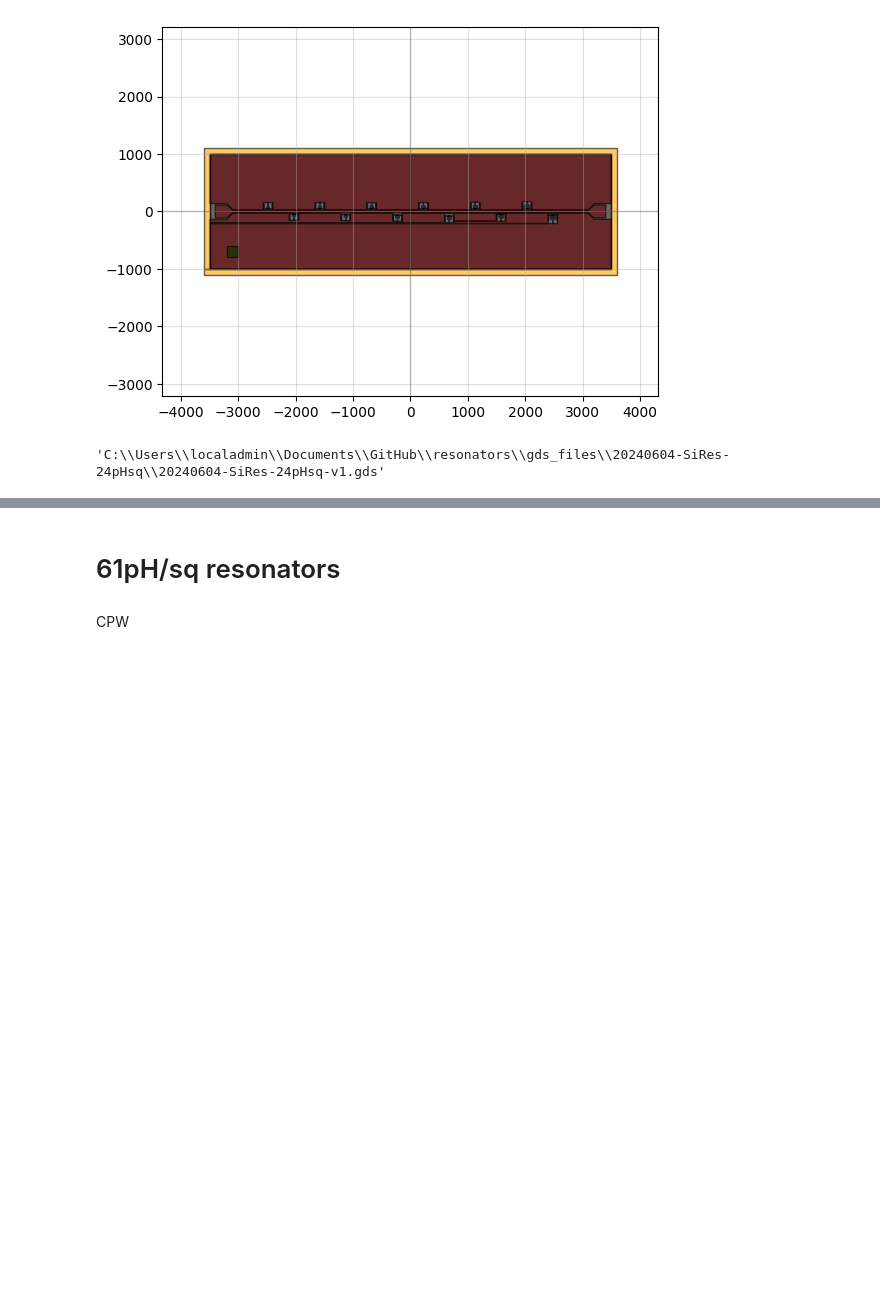
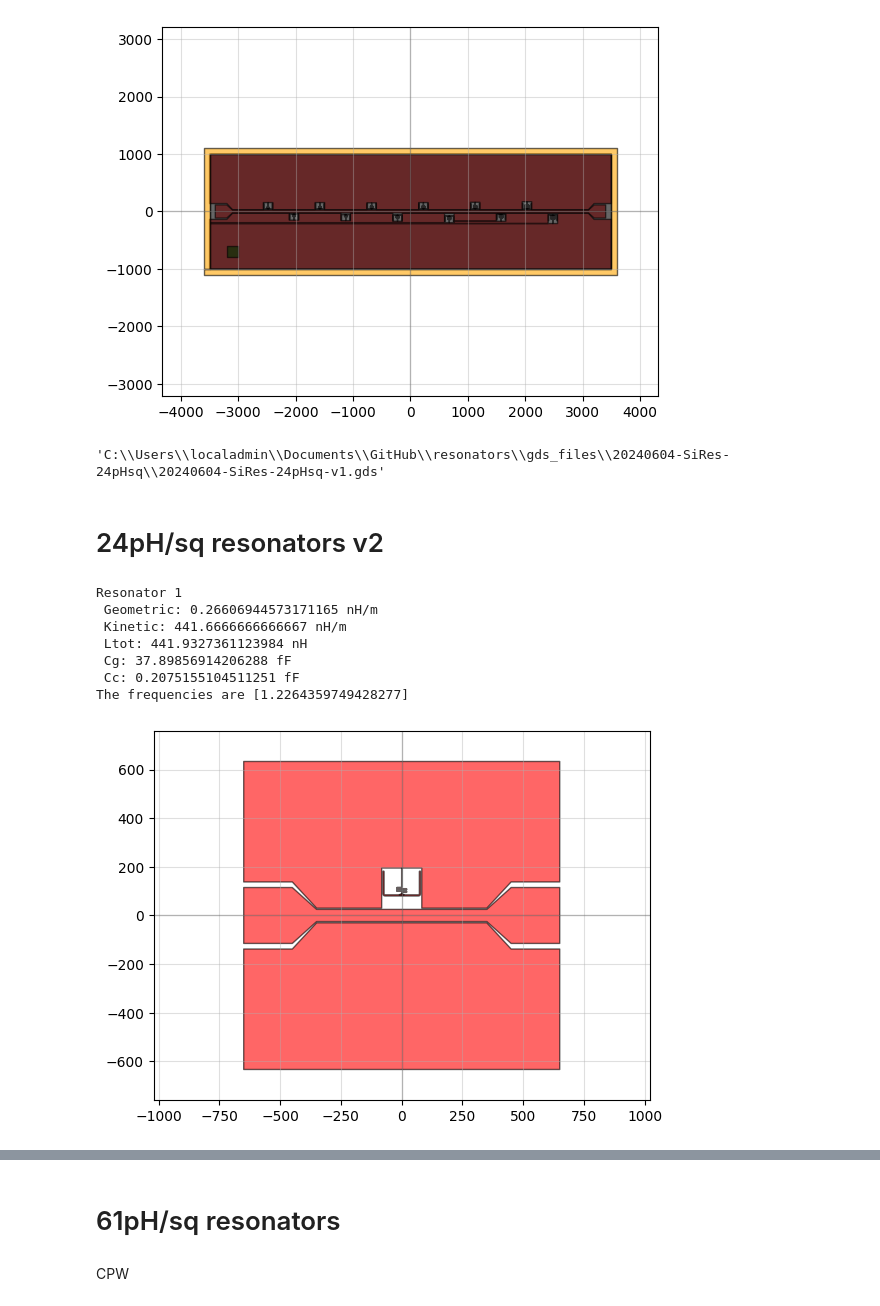
Before and after one commit to cbelo/resonators, a Jupyter notebook: 20240420-chips/design_chips.ipynb, the cells around one changed output, grey strips where cells are left out. Cells and saved outputs as stored; diff of their text form; code cells hidden in the pictures; blank space fills up the shorter version.

```diff
--- a/20240420-chips/design_chips.ipynb
+++ b/20240420-chips/design_chips.ipynb
@@ -466,3 +466,60 @@ Inductor total length is [225. 244. 269. 300. 334. 370. 420. 470. 534. 610. 720.
 The frequencies are [8.481366877497065, 8.14452749416033, 7.756909719797515, 7.347772991428007, 6.961444645553439, 6.617752108287567, 6.208040100820938, 5.872944835754061, 5.505717984749264, 5.1523735 ...
 [figure]
 'C:\\Users\\localadmin\\Documents\\GitHub\\resonators\\gds_files\\20240604-SiRes-24pHsq\\20240604-SiRes-24pHsq-v1.gds'
+# %% [markdown]
+# 24pH/sq resonators v2
+# %%
+SeparationTlineResonator24 = [0]
+NumberOfResonators24 = 1
+
+#Resonator parameters
+CapacitorHorizontalLength24 = np.ones(NumberOfResonators24)*150
+CapacitorVerticalLength24 = np.ones(NumberOfResonators24)*100
+CapacitorWidth24 = np.ones(NumberOfResonators24)*5
+
+NumberOfBends24 = np.ones(NumberOfResonators24, dtype=int)*[3]
+InductorVerticalLength24 = np.ones(NumberOfResonators24)*5
+InductorHorizontalLength24 = np.ones(NumberOfResonators24)*[40]
+InductorEndLength24 = np.ones(NumberOfResonators24)*([70])
+InductorTotalLength24 = InductorVerticalLength24*(NumberOfBends24+4) + InductorEndLength24 +InductorHorizontalLength24*(1+NumberOfBends24)
+
+InductorWidth24 = np.ones(NumberOfResonators24)*0.6
+TaperWidth24 = np.ones(NumberOfResonators24)*20
+
+SpacingC024 = np.ones(NumberOfResonators24)*5
+SpacingCc24 = np.ones(NumberOfResonators24)*[50]
+TaperLength24 = np.ones(NumberOfResonators24)*5
+FinalSpacingBondpads24 = 100
+
+freqs = []
+for i in range(NumberOfResonators24):
+    print(f'Resonator {i+1}')
+    freqs.append(resonance_freq_Schuster(InductorWidth24[i]*1e-6, CapacitorWidth24[i]*1e-6, (SeparationTlineResonator24[i] + FeedlineGap24 + SpacingCc24[i])*1e-6 , FeedlineWidth24*1e-6,
+                                            CapacitorVerticalLength24[i]*1e-6, SpacingC024[i]*1e-6,
+                                            InductorWidth24[i]*1e-6, InductorTotalLength24[i]*1e-6, 1000e-12,#Lk_24,
+                                        epsilon_r_Si, thickness_subs_Si)/1e9)
+
+print('The frequencies are', freqs)
+
+FeedlineLength24 = 700
+ChipSize24 = [FeedlineLength24 + 2*BondpadLength24 + 2*FeedlineTaperLength24, np.max(InductorTotalLength24) + 20*FeedlineWidth24]
+
+c, metal, chip24 = ChipResonatorsTline(ChipSize24, NumberOfResonators24, SeparationTlineResonator24,
+                        FeedlineWidth24, FeedlineLength24, FeedlineGap24,
+                        FeedlineTaperLength24, BondpadWidth24, BondpadLength24, BondpadGap24,
+                        CapacitorHorizontalLength24, CapacitorVerticalLength24, CapacitorWidth24,
+                        NumberOfBends24, InductorVerticalLength24, InductorHorizontalLength24, InductorWidth24, InductorEndLength24,
+                        TaperWidth24, TaperLength24, SpacingC024, SpacingCc24,
+                        FinalSpacingBondpads24, MWO_simulation=True)
+
+qp(chip24)
+# chip24.write_gds(r"C:\Users\localadmin\Documents\GitHub\resonators\gds_files\20240604-SiRes-24pHsq\20240717-FirstRes-24pHsq_v2.gds")
+# %% [output]
+Resonator 1
+ Geometric: 0.26606944573171165 nH/m
+ Kinetic: 441.6666666666667 nH/m
+ Ltot: 441.9327361123984 nH
+ Cg: 37.89856914206288 fF
+ Cc: 0.2075155104511251 fF
+The frequencies are [1.2264359749428277]
+[figure, added]
```
Also changed, not shown: parts of 3 cells of this notebook, 3 other files.
